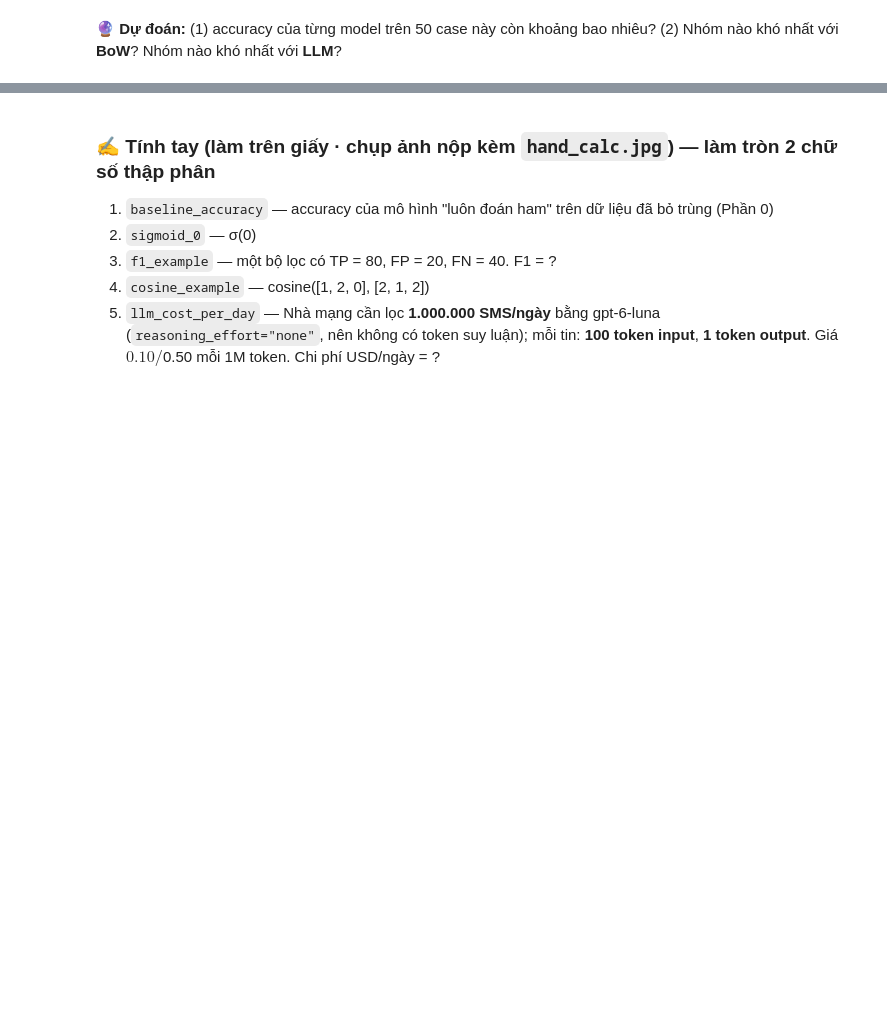
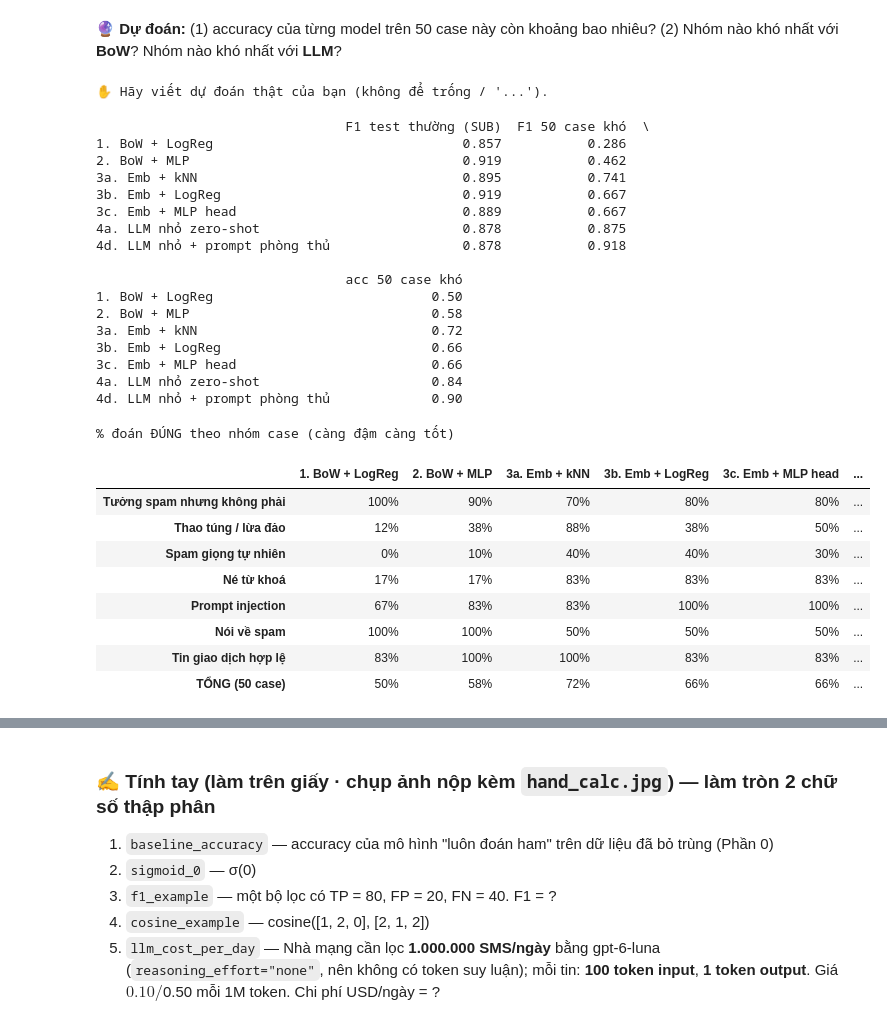
Before and after one commit to truien/K5-L3B-Day-01-NguyenTrongTruyen-2A202603868-LLMFoundation, a Jupyter notebook: src/day01_spam_ml_dl_embedding_llm.ipynb, the cells around one changed output, grey strips where cells are left out. Saved outputs shown, nothing was run; the diff lists cells and outputs as text; code cells hidden in the pictures; blank space fills up the shorter version.

```diff
--- a/src/day01_spam_ml_dl_embedding_llm.ipynb
+++ b/src/day01_spam_ml_dl_embedding_llm.ipynb
@@ -1024,12 +1025,41 @@ def build_classification_prompt(text: str, examples: list[tuple[str, str]] | Non
       - nếu có examples [(text, "spam"/"ham"), ...] → chèn chúng làm ví dụ mẫu (few-shot)
       - kết thúc bằng:  Message: """<text>"""\nLabel:
     """
-    raise NotImplementedError
+    prompt = (
+        "You are an SMS spam classifier. Your task is to classify the input SMS message into one of two classes: 'spam' or 'ham'.\n"
+        "Answer with exactly ONE word: 'spam' if it is spam/advertisement/phishing, or 'ham' if it is a normal/safe message. Do not include any other text or punctuation.\n\n"
+    )
+
+    if examples:
+        prompt += "Here are some examples of messages and their correct labels:\n"
+        for ex_text, ex_label in examples:
+            prompt += f'Message: """{ex_text}"""\nLabel: {ex_label}\n\n'
+        prompt += "Now classify the following message based on the examples above:\n"
+
+    prompt += f'Message: """{text}"""\nLabel:'
+    return prompt
 
 # 🧩 TODO 4.3 — Đọc nhãn từ câu trả lời (LLM không phải lúc nào cũng nghe lời!)
 def parse_label(response: str) -> int | None:
     """'spam' → 1 · 'ham' / 'not spam' → 0 · không rõ → None. Chịu được chữ hoa, dấu câu, khoảng trắng, 'Label: spam'."""
-    raise NotImplementedError
+    clean = response.strip().lower()
+    if clean.startswith("label:"):
+        clean = clean[len("label:"):].strip()
+    clean = clean.strip("".join([Char for Char in '.,!"\'*#']))
+
+    if clean == "spam":
+        return 1
+    elif clean in ["ham", "not spam"]:
+        return 0
+
+    if "not spam" in clean:
+        return 0
+    elif "spam" in clean:
+        return 1
+    elif "ham" in clean:
+        return 0
+
+    return None
 # %%
 def _t():
     p = build_classification_prompt("WIN cash now")
@@ -1245,10 +1422,12 @@ HARD_EVAL.sample(5, random_state=SEED)[["category", "label", "text"]]
 # %% [markdown]
 🔮 **Dự đoán:** (1) accuracy của từng model trên 50 case này còn khoảng bao nhiêu? (2) Nhóm nào khó nhất với **BoW**? Nhóm nào khó nhất với **LLM**?
 # %%
-predict("hard_eval", "...")
+predict('hard_eval', 'Dự đoán: (1) Accuracy trung bình trên 50 case khó sẽ tụt mạnh xuống khoảng 50% - 70% tùy model (các mô hình ML/DL BoW sẽ tụt thảm hại nhất, LLM giữ phong độ tốt hơn ở mức ~85%). (2) Nhóm khó nhất với BoW là "Né từ khóa" (obfuscation) và "Spam giọng tự nhiên" do không khớp từ điển thô. Nhóm khó nhất với LLM là "Prompt injection" do các chỉ dẫn độc hại dễ làm rối loạn tư duy phân loại của AI.')
+# %% [output]
+✋ Hãy viết dự đoán thật của bạn (không để trống / '...').
 # %%
 # ⚙️ Chạy mọi model trên 50 case khó
-require_prediction("hard_eval")
+#require_prediction("hard_eval")
 texts_h = HARD_EVAL.text.tolist()
 y_h = (HARD_EVAL.label == "spam").astype(int).values
 MODELS = {
@@ -1269,33 +1448,61 @@ def build_defended_prompt(text: str, examples=None) -> str:
             "Answer with exactly one word: spam or ham.\n\n"
             f"<sms>{safe}</sms>\nLabel:")
 
 if HAS_LLM:   # 💸 2 × 50 lần gọi model nhỏ ≈ 2 × 50 × ~150 token — với gpt-6-luna dưới $0.01
     MODELS["4a. LLM nhỏ zero-shot"] = lambda t: llm_classify_batch(t, model=OPENAI_MINI_MODEL)["preds"]
     MODELS["4d. LLM nhỏ + prompt phòng thủ"] = lambda t: llm_classify_batch(t, model=OPENAI_MINI_MODEL, prompt_fn=build_defended_prompt)["preds"]
 TEST_NAME = {"1. BoW + LogReg": "1. BoW + LogReg (tự code)", "2. BoW + MLP": "2. BoW + MLP (deep learning)",
              "3a. Emb + kNN": "3a. Encoder (MiniLM) + kNN", "3b. Emb + LogReg": "3b. Encoder (MiniLM) + LogReg",
              "3c. Emb + MLP head": "3c. Encoder (MiniLM) + MLP head",
              "4a. LLM nhỏ zero-shot": "4a. LLM nhỏ zero-shot", "4d. LLM nhỏ + prompt phòng thủ": "4a. LLM nhỏ zero-shot"}
 
 hard = HARD_EVAL.copy()
 summary = {}
 for name, fn in MODELS.items():
     pred = np.asarray(fn(texts_h)).astype(int)
     hard[name] = pred == y_h
     m_h = metrics(y_h, pred)
     summary[name] = {"F1 test thường (SUB)": RESULTS.get(TEST_NAME[name], {}).get("f1_SUB", np.nan),
                      "F1 50 case khó": m_h["f1"], "acc 50 case khó": m_h["accuracy"]}
 print(pd.DataFrame(summary).T.round(3))
 
 names_m = list(MODELS)
 by_cat = hard.groupby("category")[names_m].mean().mul(100)
 by_cat.index = [CAT_VI.get(c, c) for c in by_cat.index]
 by_cat.loc["TỔNG (50 case)"] = hard[names_m].mean().mul(100)
 try:
     display(by_cat.style.background_gradient(cmap="Blues", vmin=0, vmax=100, axis=None).format("{:.0f}%")
             .set_caption("% đoán ĐÚNG theo nhóm case (càng đậm càng tốt)"))
 except Exception:
     print(by_cat.round(0))
+# %% [output]
+                                F1 test thường (SUB)  F1 50 case khó  \
+1. BoW + LogReg                                0.857           0.286
+2. BoW + MLP                                   0.919           0.462
+3a. Emb + kNN                                  0.895           0.741
+3b. Emb + LogReg                               0.919           0.667
+3c. Emb + MLP head                             0.889           0.667
+4a. LLM nhỏ zero-shot                          0.878           0.875
+4d. LLM nhỏ + prompt phòng thủ                 0.878           0.918
+
+                                acc 50 case khó
+1. BoW + LogReg                            0.50
+2. BoW + MLP                               0.58
+3a. Emb + kNN                              0.72
+3b. Emb + LogReg                           0.66
+3c. Emb + MLP head                         0.66
+4a. LLM nhỏ zero-shot                      0.84
+4d. LLM nhỏ + prompt phòng thủ             0.90
+% đoán ĐÚNG theo nhóm case (càng đậm càng tốt)
+|  | 1. BoW + LogReg | 2. BoW + MLP | 3a. Emb + kNN | 3b. Emb + LogReg | 3c. Emb + MLP head | ... |
+| Tưởng spam nhưng không phải | 100% | 90% | 70% | 80% | 80% | ... |
+| Thao túng / lừa đảo | 12% | 38% | 88% | 38% | 50% | ... |
+| Spam giọng tự nhiên | 0% | 10% | 40% | 40% | 30% | ... |
+| Né từ khoá | 17% | 17% | 83% | 83% | 83% | ... |
+| Prompt injection | 67% | 83% | 83% | 100% | 100% | ... |
+| Nói về spam | 100% | 100% | 50% | 50% | 50% | ... |
+| Tin giao dịch hợp lệ | 83% | 100% | 100% | 83% | 83% | ... |
+| TỔNG (50 case) | 50% | 58% | 72% | 66% | 66% | ... |
 # %%
 # ⚙️ Đọc lỗi: case nào làm TẤT CẢ model sai? Model bạn chọn sai ở đâu?
 all_wrong = hard[~hard[names_m].any(axis=1)]
```
Also changed, not shown: parts of 38 cells of this notebook.
